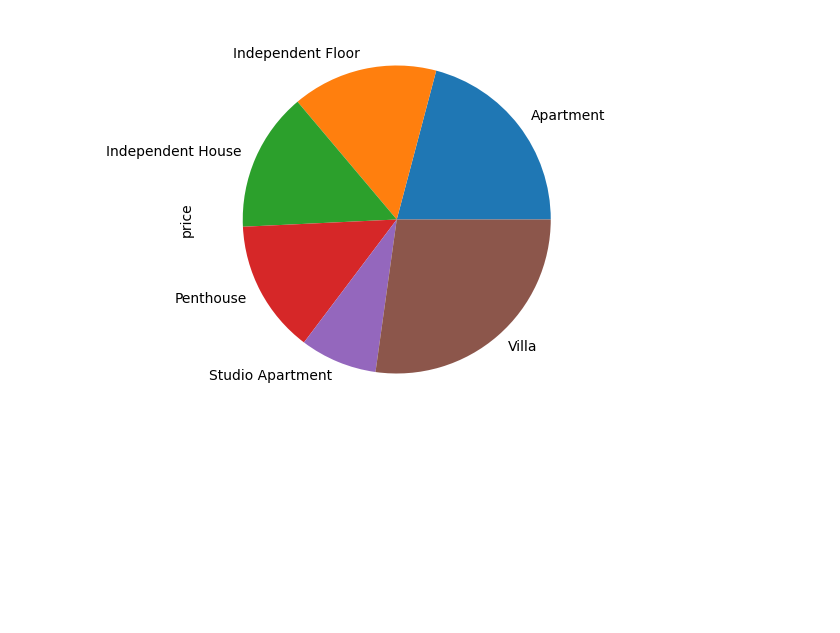
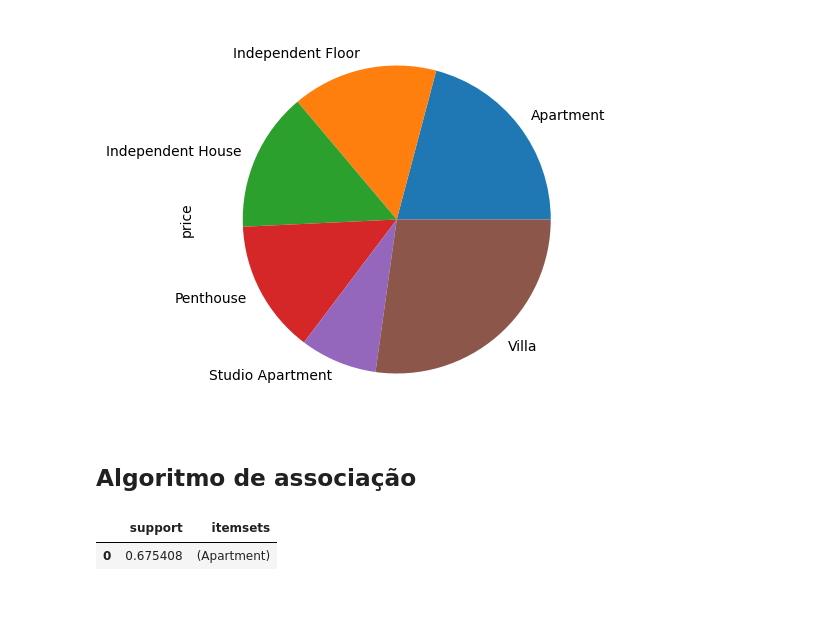
Before and after one commit to Felipanjos/a3_big_data_2022.2-, a Jupyter notebook: notebook.ipynb, the cells around one changed output. Drawn from its saved outputs; the diff is of its cells as text; code cells hidden in the pictures; blank space fills up the shorter version.

```diff
--- a/notebook.ipynb
+++ b/notebook.ipynb
@@ -281,3 +285,22 @@ df.groupby(coluna_analise_property_type)['price'].mean().plot(kind='pie', rot=0,
 # %% [output]
 <AxesSubplot: ylabel='price'>
 [figure]
+# %% [markdown]
+## Algoritmo de associação
+# %%
+data = list(df['property_type'].apply(lambda x:x.split(",") ))
+# %%
+encoder = TransactionEncoder()
+
+df_encoded = encoder.fit(data).transform(data)
+df_encoded = pd.DataFrame(df_encoded, columns=encoder.columns_)
+# %%
+df_encoded = df_encoded.replace({False: 0, True: 1})
+# %%
+df_apriori = apriori(df_encoded, 0.2, use_colnames = True)
+df_apriori
+# %% [output]
+|  | support | itemsets |
+| 0 | 0.675408 | (Apartment) |
+# %% [markdown]
+###
```
Also changed, not shown: parts of 1 cell of this notebook.
